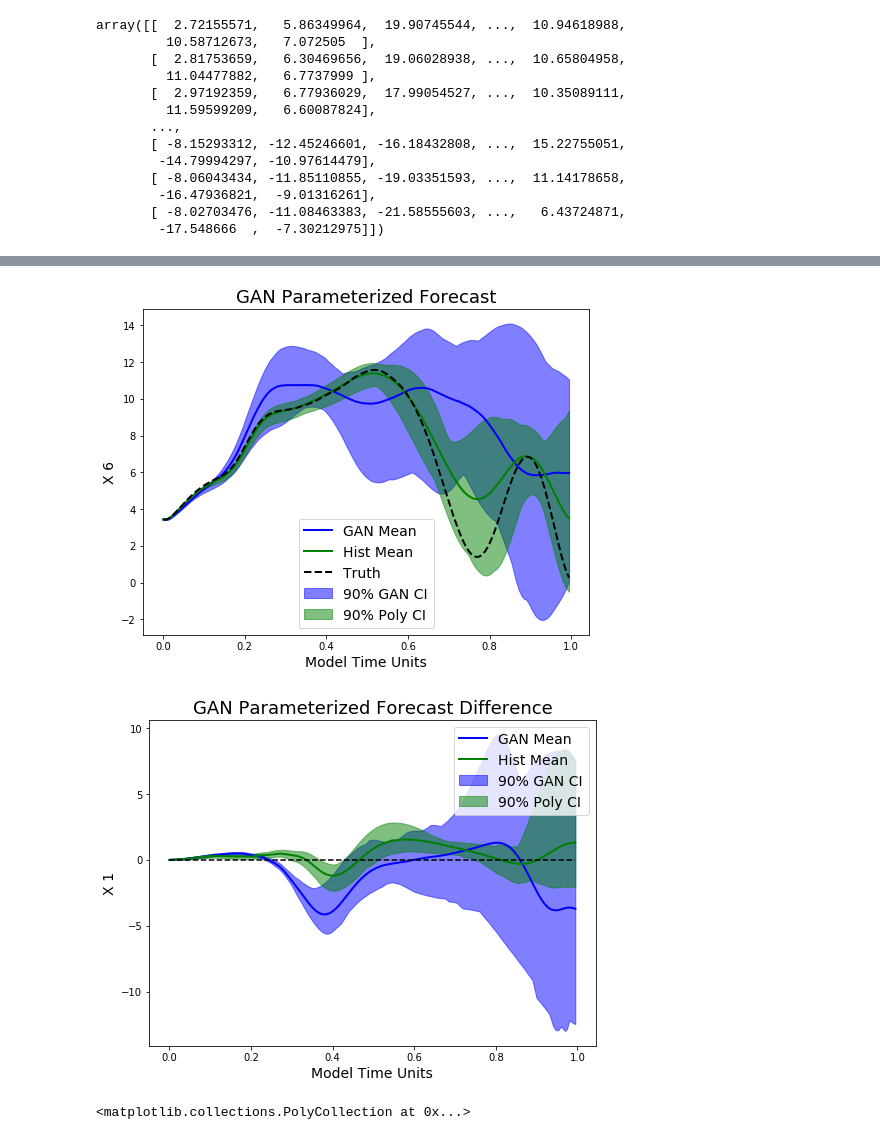
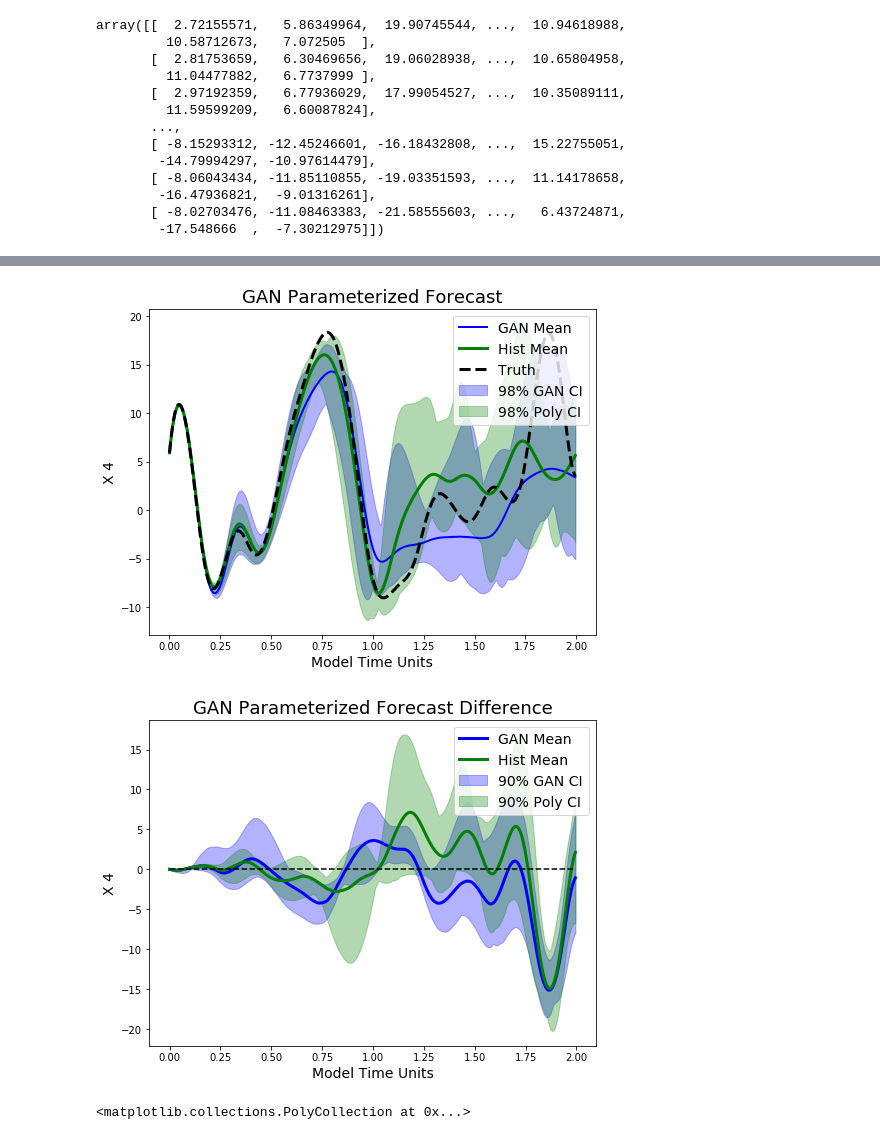
Before and after one commit to djgagne/lorenz_gan, a Jupyter notebook: notebooks/lorenz_gan_eval.ipynb, the cells around one changed output, grey strips where cells are left out. Saved outputs shown, nothing was run; the diff lists cells and outputs as text; code cells hidden in the pictures.

```diff
--- a/notebooks/lorenz_gan_eval.ipynb
+++ b/notebooks/lorenz_gan_eval.ipynb
@@ -328,13 +350,18 @@ step_index = np.where(step_values == l_start)[0][0]
 # %%
 num_members = 10
-lorenz_gan_forecast_cube = np.zeros((num_members, 200, 8))
-lorenz_poly_forecast_cube = np.zeros((num_members, 200, 8))
+lorenz_gan_forecast_cube = np.zeros((num_members, 400, 8))
+lorenz_gan_u_cube = np.zeros((num_members, 400, 8))
+lorenz_poly_forecast_cube = np.zeros((num_members, 400, 8))
+lorenz_poly_u_cube = np.zeros((num_members, 400, 8))
+
 for i in range(num_members):
     lorenz_gan_file = xr.open_dataset("../exp_u/lorenz_forecast_{0:07d}_{1:02d}.nc".format(l_start, i))
     lorenz_gan_forecast_cube[i] = lorenz_gan_file["x"].values
+    lorenz_gan_u_cube[i] = lorenz_gan_file["u"].values
     lorenz_gan_file.close()
     lorenz_poly_file = xr.open_dataset("../exp_poly/lorenz_forecast_{0:07d}_{1:02d}.nc".format(l_start, i))
     lorenz_poly_forecast_cube[i] = lorenz_poly_file["x"].values
+    lorenz_poly_u_cube[i] = lorenz_poly_file["u"].values
     lorenz_poly_file.close()
     #lorenz_gan_forecast_cube[i] = pd.read_csv("../exp_u/lorenz_forecast_{0:02d}.csv".format(i)).iloc[:-1, 2:]
     #lorenz_hist_forecast_cube[i] = pd.read_csv("../exp_poly/lorenz_forecast_{0:02d}.csv".format(i)).iloc[:, 2:]
@@ -391,39 +484,40 @@ array([[  2.72155571,   5.86349964,  19.90745544, ...,  10.94618988,
 # %%
 plt.figure(figsize=(8, 6))
-x_val = 6
-mtu = np.arange(200) / 200
+x_val = 4
+mtu = np.arange(400) / 200
 
 plt.fill_between(mtu,
-                 np.percentile(lorenz_gan_forecast_cube[:, :, x_val], 95, axis=0),
-                 np.percentile(lorenz_gan_forecast_cube[:, :, x_val], 5, axis=0),
-                 color="blue", alpha=0.5, label="90% GAN CI")
+                 np.percentile(lorenz_gan_forecast_cube[:, :, x_val], 99, axis=0),
+                 np.percentile(lorenz_gan_forecast_cube[:, :, x_val], 1, axis=0),
+                 color="blue", alpha=0.3, label="98% GAN CI")
 plt.plot(mtu, lorenz_gan_forecast_cube[:, :, x_val].mean(axis=0), color="blue", lw=2, label="GAN Mean")
 plt.fill_between(mtu,
-                 np.percentile(lorenz_poly_forecast_cube[:, :, x_val], 95, axis=0),
-                 np.percentile(lorenz_poly_forecast_cube[:, :, x_val], 5, axis=0),
-                 color="green", alpha=0.5, label="90% Poly CI")
-plt.plot(mtu, lorenz_poly_forecast_cube[:, :, x_val].mean(axis=0), color="green", lw=2, label="Hist Mean")
-plt.plot(mtu, x_vals[step_index:step_index + 200, x_val], 'k--', lw=2, label="Truth")
+                 np.percentile(lorenz_poly_forecast_cube[:, :, x_val], 99, axis=0),
+                 np.percentile(lorenz_poly_forecast_cube[:, :, x_val], 1, axis=0),
+                 color="green", alpha=0.3, label="98% Poly CI")
+plt.plot(mtu, lorenz_poly_forecast_cube[:, :, x_val].mean(axis=0), color="green", lw=3, label="Hist Mean")
+plt.plot(mtu, x_vals[step_index:step_index + 400, x_val], 'k--', lw=3, label="Truth")
 plt.xlabel("Model Time Units", fontsize=14)
 plt.ylabel("X {0:d}".format(x_val), fontsize=14)
 plt.legend(loc=0, fontsize=14)
 plt.title("GAN Parameterized Forecast", fontsize=18)
 plt.savefig("../exp_u/lorenz_forecast_ts.png", dpi=200, bbox_inches="tight")
 # %% [output]
-[figure, old version]
+[figure, new version]
 # %%
 plt.figure(figsize=(8, 6))
-x_val = 1
+x_val = 4
+mtu = np.arange(400) / 200
 plt.fill_between(mtu,
                  np.percentile(l_gan_fore_diff[:, :, x_val], 95, axis=0),
                  np.percentile(l_gan_fore_diff[:, :, x_val], 5, axis=0),
-                 color="blue", alpha=0.5, label="90% GAN CI")
-plt.plot(mtu, l_gan_fore_diff[:, :, x_val].mean(axis=0), color="blue", lw=2, label="GAN Mean")
+                 color="blue", alpha=0.3, label="90% GAN CI")
+plt.plot(mtu, l_gan_fore_diff[:, :, x_val].mean(axis=0), color="blue", lw=3, label="GAN Mean")
 plt.fill_between(mtu,
-                 np.percentile(l_hist_fore_diff[:, :, x_val], 95, axis=0),
-                 np.percentile(l_hist_fore_diff[:, :, x_val], 5, axis=0),
-                 color="green", alpha=0.5, label="90% Poly CI")
-plt.plot(mtu, l_hist_fore_diff[:, :, x_val].mean(axis=0), color="green", lw=2, label="Hist Mean")
+                 np.percentile(l_poly_fore_diff[:, :, x_val], 95, axis=0),
+                 np.percentile(l_poly_fore_diff[:, :, x_val], 5, axis=0),
+                 color="green", alpha=0.3, label="90% Poly CI")
+plt.plot(mtu, l_poly_fore_diff[:, :, x_val].mean(axis=0), color="green", lw=3, label="Hist Mean")
 plt.plot(mtu, np.zeros(mtu.shape), 'k--')
 plt.xlabel("Model Time Units", fontsize=14)
 plt.ylabel("X {0:d}".format(x_val), fontsize=14)
@@ -431,7 +525,7 @@ plt.legend(loc=0, fontsize=14)
 plt.title("GAN Parameterized Forecast Difference", fontsize=18)
 plt.savefig("../exp/lorenz_forecast_ts_diff.png", dpi=200, bbox_inches="tight")
 # %% [output]
-[figure, old version]
+[figure, new version]
 # %%
 plt.subplots(1, 1, )
 plt.pcolor(lorenz_gan_forecast_cube.std(axis=0))
```
Also changed, not shown: parts of 25 cells of this notebook, 7 other files.
